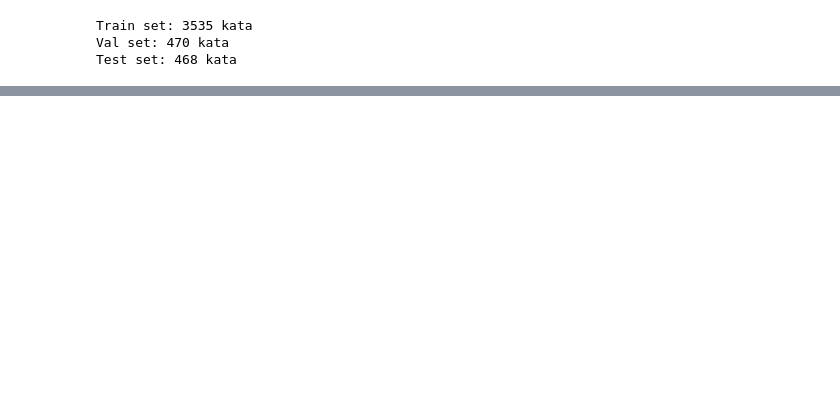
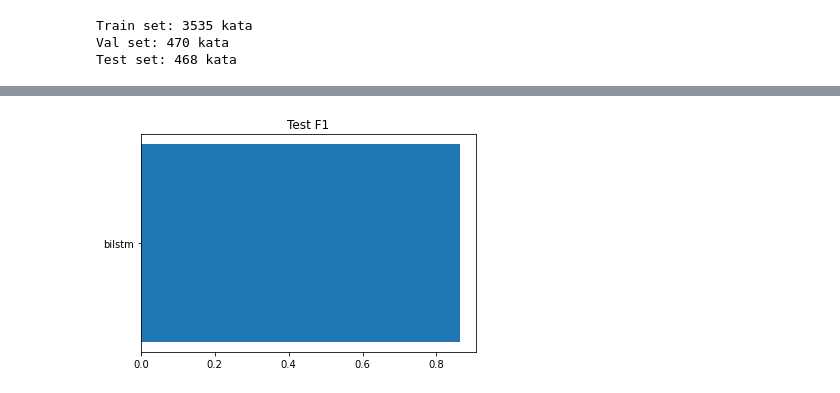
Before and after one commit to vincentjordan27/Named-Entity-Recognition-BILSTM-CRF, a Jupyter notebook: main.ipynb, the cells around one changed output, grey strips where cells are left out. Saved outputs shown, nothing was run; the diff lists cells and outputs as text; code cells hidden in the pictures; blank space fills up the shorter version.

```diff
--- a/main.ipynb
+++ b/main.ipynb
@@ -219 +358,13 @@ class NER(object):
+# %%
+# configurations building block
+
+base = {
+    "input_dim": len(corpus.word_field.vocab),
+    "output_dim":len(corpus.tag_field.vocab),
+    "word_pad_idx": corpus.word_pad_idx,
+    "tag_pad_idx": corpus.tag_pad_idx
+}
+configs = {
+    "bilstm": base
+}
 # %%
@@ -244,0 +415,13 @@ Test Loss: 0.658 |  Test Acc: 84.41%
+# %%
+model_test_f1 = [(m, histories[m]["test_f1"]) for m in histories]
+model_test_f1_sorted = sorted(model_test_f1, key=lambda m: m[1])
+model_names = [m[0] for m in model_test_f1_sorted]
+y_pos = list(range(len(model_names)))
+f1_scores = [m[1] for m in model_test_f1_sorted]
+fig, ax = plt.subplots()
+_ = ax.barh(y_pos, f1_scores, align='center')
+_ = ax.set_yticks(y_pos)
+_ = ax.set_yticklabels(model_names)
+_ = ax.set_title("Test F1")
+# %% [output]
+[figure, added]
```
Also changed, not shown: parts of 11 cells of this notebook.
